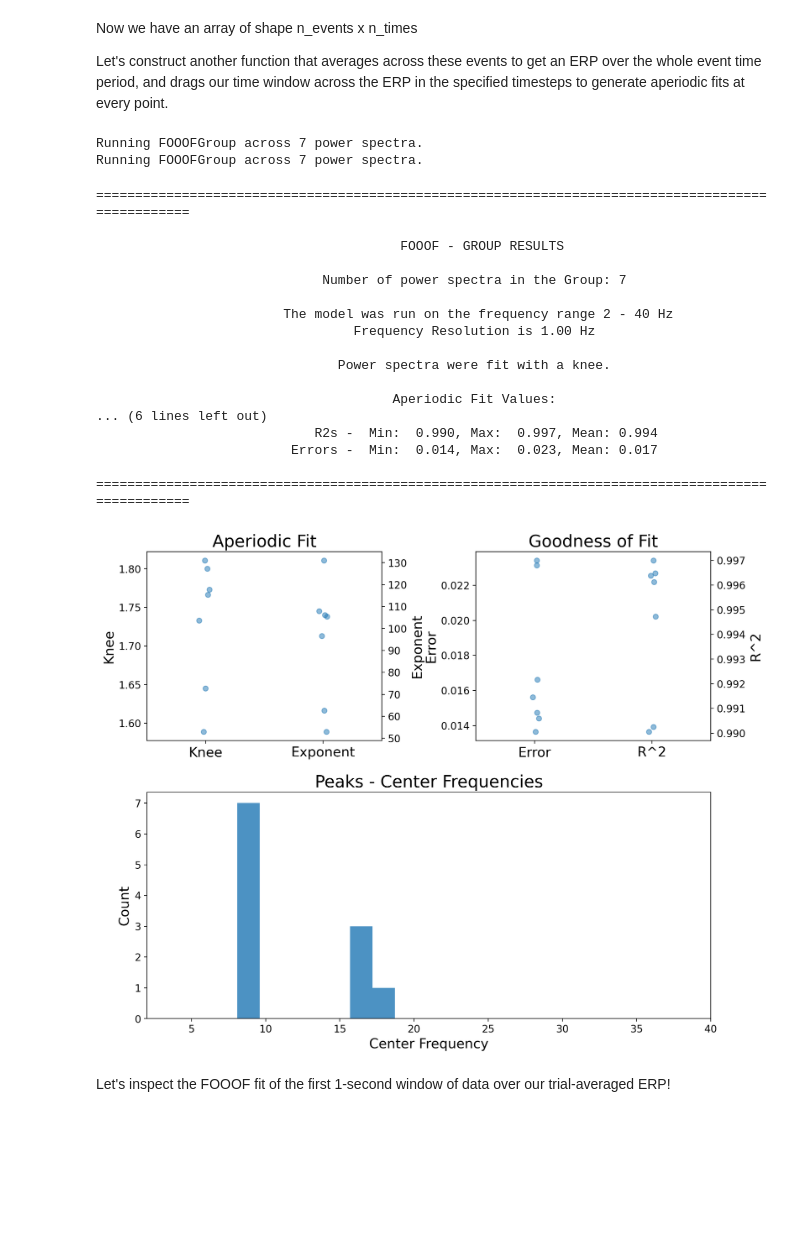
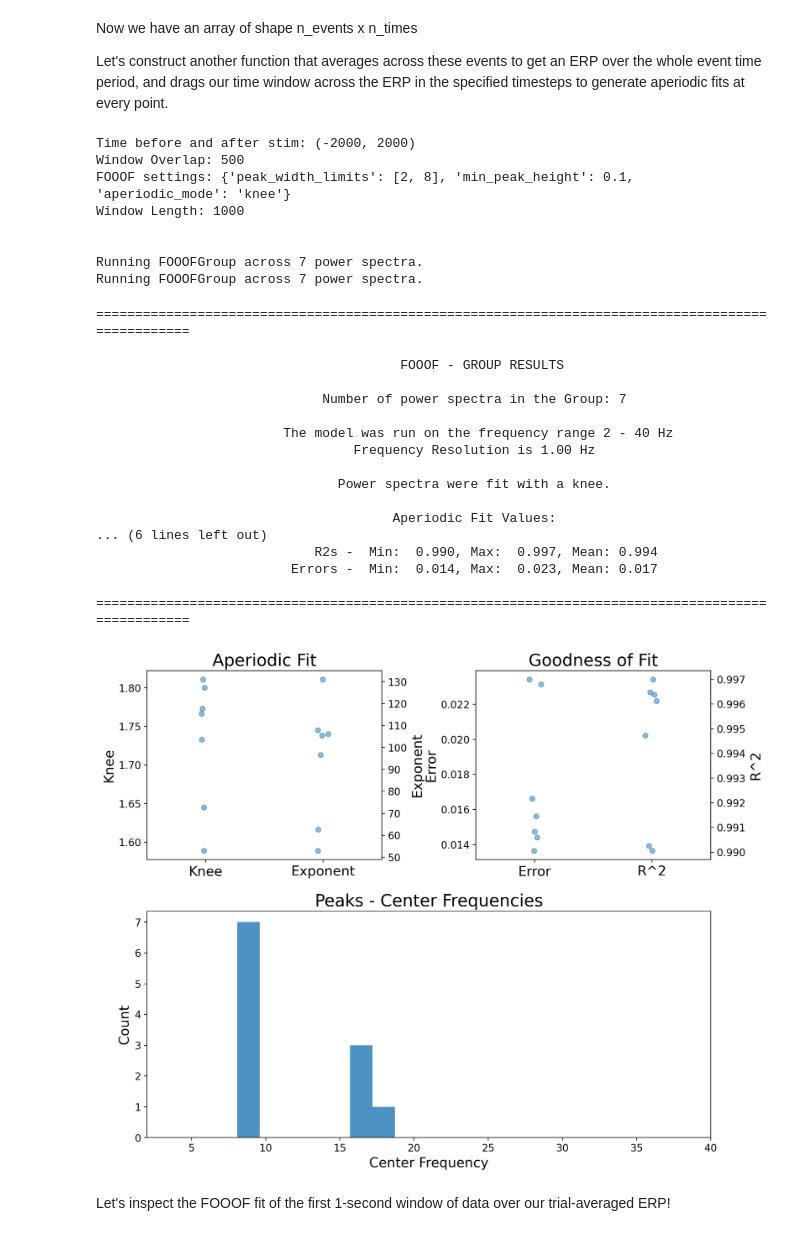
Before and after one commit to voytekresearch/TimeResolvedAperiodic, a Jupyter notebook: notebooks/SlidingWindowEstimations.ipynb, the cells around one changed output. Drawn from its saved outputs; the diff is of its cells as text; code cells hidden in the pictures; blank space fills up the shorter version.

Commit message:
Single-trial FOOOF fits section

```diff
--- a/notebooks/SlidingWindowEstimations.ipynb
+++ b/notebooks/SlidingWindowEstimations.ipynb
@@ -327,10 +331,15 @@ Now we have an array of shape n_events x n_times
 
 Let's construct another function that averages across these events to get an ERP over the whole event time period, and drags our time window across the ERP in the specified timesteps to generate aperiodic fits at every point.
 # %%
-def fft_windowed(sig, fs, zero_padding=0):
+def fft_windowed(sig, fs, zero_padding=0, window='hann'):
     if zero_padding:
         sig = np.hstack((np.zeros(padding),sig,np.zeros(padding)))
-    window_func = hann(len(sig))
+
+    assert window in ['hann'], "A valid window function must be specified"
+    if window =='hann':
+        window_func = hann(len(sig))
+    # may add support for other window types
+
     convolved = window_func*sig
     p = np.abs(rfft(convolved))
     f = rfftfreq(len(sig), d= (1/fs))
@@ -354,13 +363,13 @@ def dynamic_fooof_fits(data_matrix, times, event_range, fs, window_length, t_ove
     window_length : int
         Amount of time (in ms) per each window that will be slid across the data
     t_overlap : int
-        How much overlap (in ms) desired between successive sliding windows
+        How much overlap (in ms) desired between successive sliding windows. The timestep between windows is determined by (-len(signal)-t_overlap)
     freq_range : list of two integers
         Low and high range of frequency values to fit (in Hz)
     specparam_settings : dictionary
         FOOOFGroup setting kwargs
     spectral_settings : dictionary
-        The arguments for customizing the methods used by Neurodsp.spectral.compute_spectrum()
+        The arguments for customizing the methods used by fft_windowed()
         (besides the data and sampling frequency, which are specified differently)
     average_trials :  boolean
         whether to average across trials prior to generating power spectrum. If
@@ -409,7 +418,7 @@ def dynamic_fooof_fits(data_matrix, times, event_range, fs, window_length, t_ove
         for i in range(len(time_steps)):
             # freq, psd = spectral.compute_spectrum(trial_subsets[i,:,:], fs=fs, **spectral_settings)
             for j in range(data_matrix.shape[0]):
-                freq, psd_singleTr = fft_windowed(sig=trial_subsets[i,j,:], fs=fs)
+                freq, psd_singleTr = fft_windowed(sig=trial_subsets[i,j,:], fs=fs, **spectral_settings)
 
                 if (i == 0) and (j==0):
                     psd = np.zeros((len(time_steps),data_matrix.shape[0], len(freq)))
@@ -428,11 +437,17 @@ def dynamic_fooof_fits(data_matrix, times, event_range, fs, window_length, t_ove
         # if we're not averaging across trial, we want to loop through every timestep and calculate the PSD and FOOOF on each set of trials for every timestep
         # this may take a long while depending on how many trials and how many timesteps you have (because it will run [n time steps X n trials] times)
         for i in range(len(time_steps)):
-            data_this_win = trial_subsets[i,:,:]
+            # # Compute power spectrum -- takes data in 2D array
+            # data_this_win = trial_subsets[i,:,:]
+            # freq, psd = spectral.compute_spectrum(data_this_win, fs=fs, **spectral_settings)
+            for j in range(data_matrix.shape[0]): # loop through trials
+                freq, psd_singleTr = fft_windowed(sig=trial_subsets[i,j,:], fs=fs, **spectral_settings)
 
-            # Compute power spectrum -- takes data in 2D array
-            freq, psd = spectral.compute_spectrum(data_this_win, fs=fs, **spectral_settings)
-            # psd is shape (n trials, n freqs)
+                if (j==0):
+                    psd = np.zeros((data_matrix.shape[0], len(freq)))
+
+                psd[j,:] = psd_singleTr
+                # psd should be shape (n trials, n freqs)
 
             trial_subsets_model = FOOOFGroup(**specparam_settings)
             trial_subsets_model.fit(freq, psd, freq_range=freq_range)
@@ -455,30 +470,41 @@ def get_alphas_pw(peak_params, n_wins, alphas_bounds=(7,14)):
 
     return alphas_pws
 # %%
+print("Time before and after stim: "+str(time_around_event))
+print("Window Overlap: "+str(t_overlap))
+print("FOOOF settings: "+str(specparam_sets))
+print("Window Length: "+str(len_win))
+print('\n')
 ts, freqs, powers_list, groups_list = dynamic_fooof_fits(data_matrix=event_related_matrix, times=event_times, event_range=time_around_event, fs=fs, window_length=len_win, t_overlap=t_overlap,
-                              freq_range=[2,40], specparam_settings=specparam_sets, spectral_settings={ 'method':'welch', 'window':'hann'},
+                              freq_range=[2,40], specparam_settings=specparam_sets, spectral_settings={'zero_padding':0,'window':'hann'},
                               average_trials=1, report=1)
 # %% [output]
+Time before and after stim: (-2000, 2000)
+Window Overlap: 500
+FOOOF settings: {'peak_width_limits': [2, 8], 'min_peak_height': 0.1, 'aperiodic_mode': 'knee'}
+Window Length: 1000
+
+
 Running FOOOFGroup across 7 power spectra.
 Running FOOOFGroup across 7 power spectra.
 ==================================================================================================
 
                                        FOOOF - GROUP RESULTS
 
                              Number of power spectra in the Group: 7
 
                         The model was run on the frequency range 2 - 40 Hz
                                  Frequency Resolution is 1.00 Hz
 
                                Power spectra were fit with a knee.
 
                                       Aperiodic Fit Values:
 ... (6 lines left out)
                             R2s -  Min:  0.990, Max:  0.997, Mean: 0.994
                          Errors -  Min:  0.014, Max:  0.023, Mean: 0.017
 
 ==================================================================================================
-[figure, old version]
+[figure, new version]
 # %% [markdown]
 Let's inspect the FOOOF fit of the first 1-second window of data over our trial-averaged ERP!
 # %%
```
Also changed, not shown: parts of 20 cells of this notebook.
